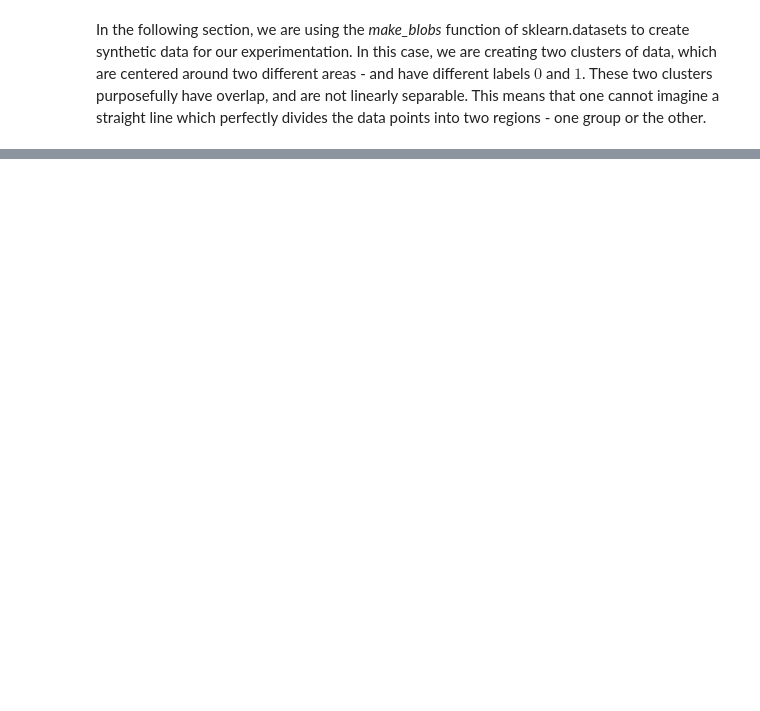
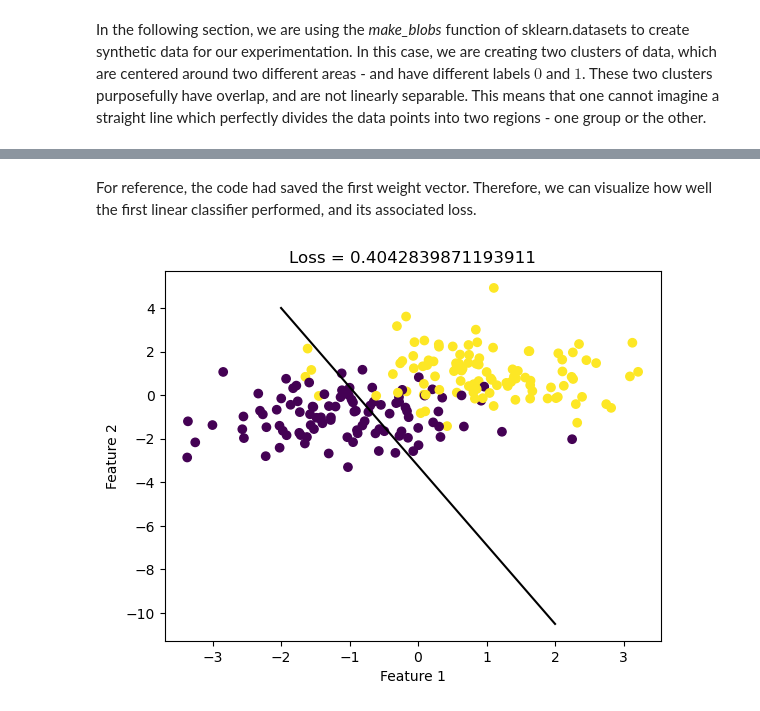
Before and after one commit to dcruzeneil/dcruzeneil.github.io, a Jupyter notebook: posts/gradient-descent/index.ipynb, the cells around one changed output, grey strips where cells are left out. Drawn from its saved outputs; the diff is of its cells as text; code cells hidden in the pictures; blank space fills up the shorter version.

```diff
--- a/posts/gradient-descent/index.ipynb
+++ b/posts/gradient-descent/index.ipynb
@@ -28,0 +62,3 @@ X, y = make_blobs(n_samples = 200
+# %%
+#creating an instance of the LogisticRegression class
+LR = LogisticRegression()
@@ -28,0 +67,14 @@ X, y = make_blobs(n_samples = 200
+# %%
+LR.fit(X, y, 0.1, 1000)
+# %% [markdown]
+For reference, the code had saved the first weight vector. Therefore, we can visualize how well the first linear classifier performed, and its associated loss.
+# %%
+fig = plt.scatter(X[:,0], X[:,1], c = y)
+fig = LR.draw_line(LR.initialW, -2, 2)
+
+xlab = plt.xlabel("Feature 1")
+ylab = plt.ylabel("Feature 2")
+
+title = plt.gca().set_title(f"Loss = {LR.loss_history[0]}")
+# %% [output]
+[figure, added]
```
Also changed, not shown: parts of 9 cells of this notebook, 9 other files.
